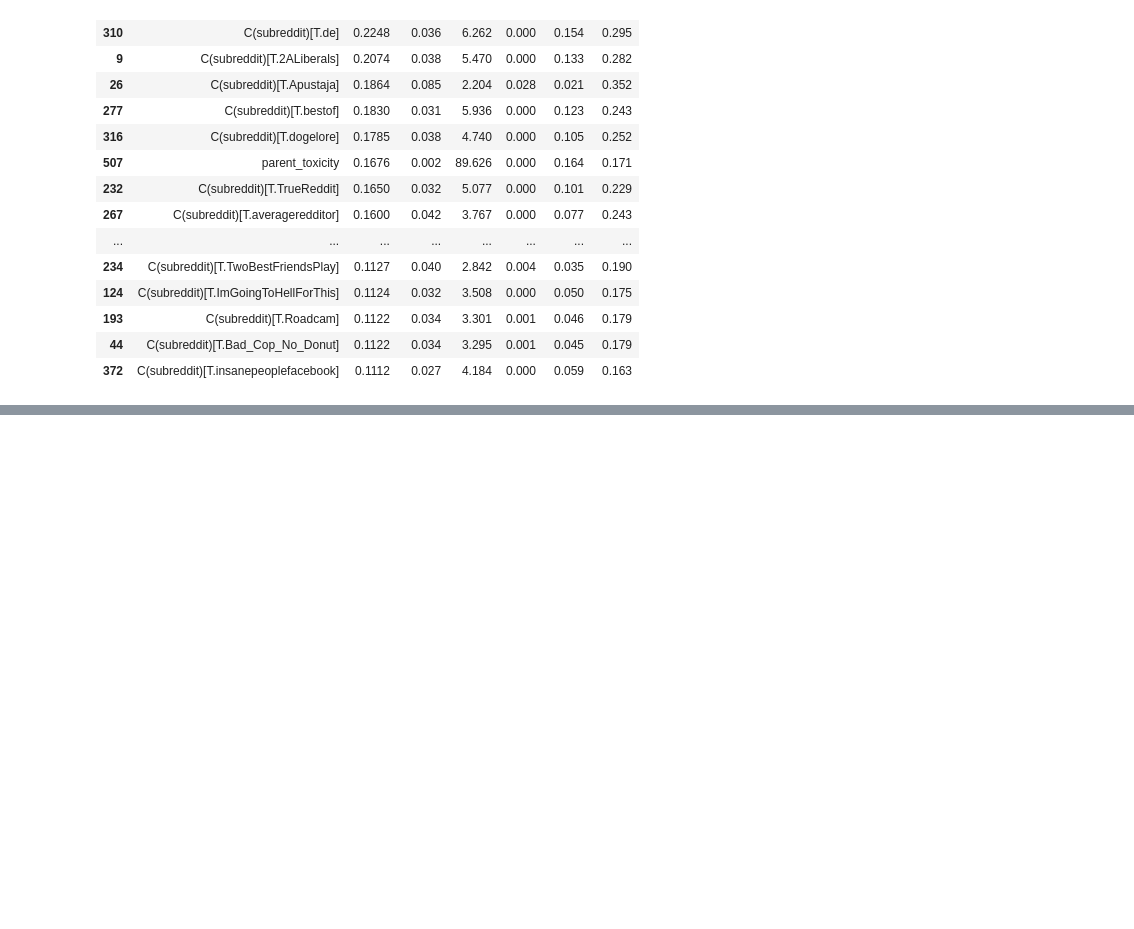
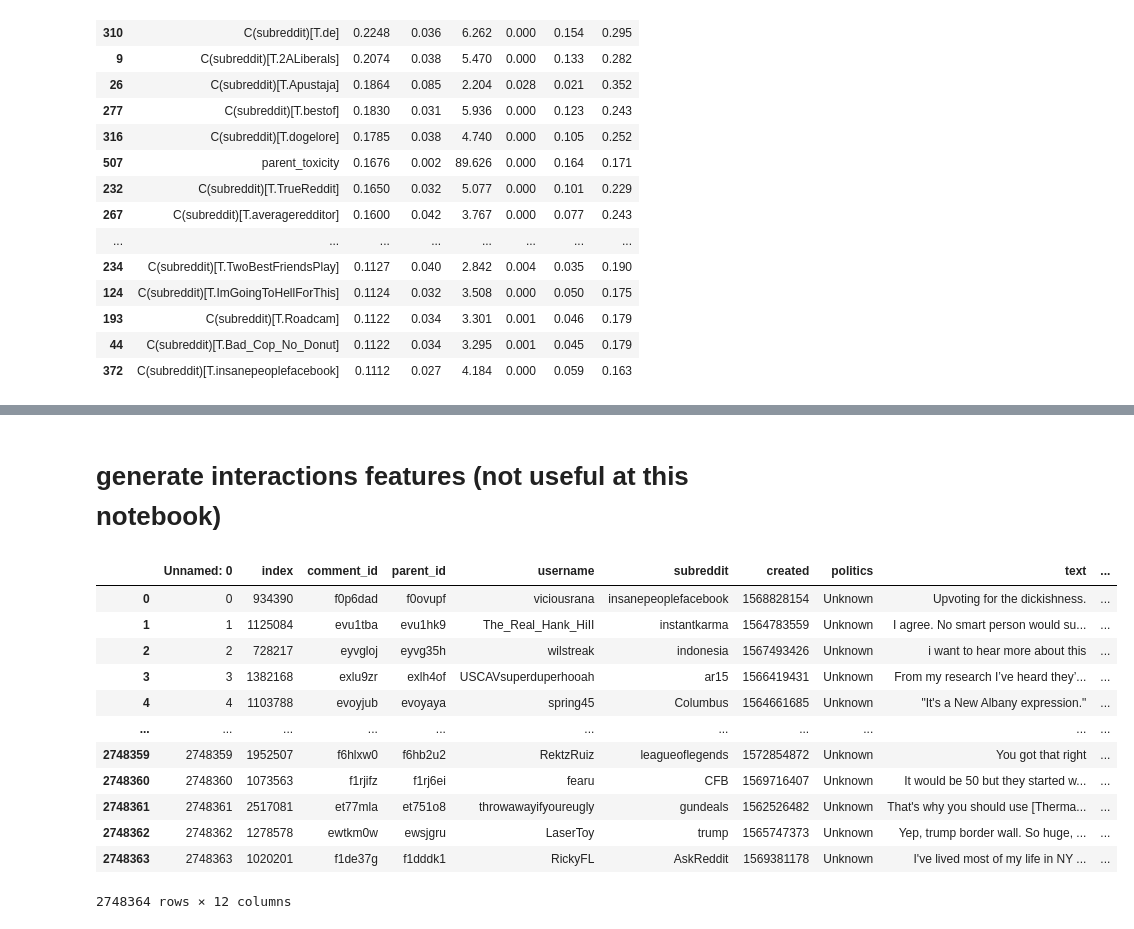
Before and after one commit to davidjurgens/reddit-political-affiliation, a Jupyter notebook: src/features/interactions/Untitled.ipynb, the cells around one changed output, grey strips where cells are left out. Drawn from its saved outputs; the diff is of its cells as text; code cells hidden in the pictures; blank space fills up the shorter version.

```diff
--- a/src/features/interactions/Untitled.ipynb
+++ b/src/features/interactions/Untitled.ipynb
@@ -461,0 +456,21 @@ train_df_comments.head()
+# %% [markdown]
+# generate interactions features (not useful at this notebook)
+# %%
+saved_path = '/shared/0/projects/reddit-political-affiliation/data/interactions_features/more_interactions_feature.tsv'
+all_inter_data=pd.read_csv(saved_path, sep='\t')
+# %%
+all_inter_data
+# %% [output]
+|  | Unnamed: 0 | index | comment_id | parent_id | username | subreddit | created | politics | text | ... |
+| 0 | 0 | 934390 | f0p6dad | f0ovupf | viciousrana | insanepeoplefacebook | 1568828154 | Unknown | Upvoting for the dickishness. | ... |
+| 1 | 1 | 1125084 | evu1tba | evu1hk9 | The_Real_Hank_HiII | instantkarma | 1564783559 | Unknown | I agree. No smart person would su... | ... |
+| 2 | 2 | 728217 | eyvgloj | eyvg35h | wilstreak | indonesia | 1567493426 | Unknown | i want to hear more about this | ... |
+| 3 | 3 | 1382168 | exlu9zr | exlh4of | USCAVsuperduperhooah | ar15 | 1566419431 | Unknown | From my research I’ve heard they’... | ... |
+| 4 | 4 | 1103788 | evoyjub | evoyaya | spring45 | Columbus | 1564661685 | Unknown | "It's a New Albany expression." | ... |
+| ... | ... | ... | ... | ... | ... | ... | ... | ... | ... | ... |
+| 2748359 | 2748359 | 1952507 | f6hlxw0 | f6hb2u2 | RektzRuiz | leagueoflegends | 1572854872 | Unknown | You got that right | ... |
+| 2748360 | 2748360 | 1073563 | f1rjifz | f1rj6ei | fearu | CFB | 1569716407 | Unknown | It would be 50 but they started w... | ... |
+| 2748361 | 2748361 | 2517081 | et77mla | et751o8 | throwawayifyoureugly | gundeals | 1562526482 | Unknown | That's why you should use [Therma... | ... |
+| 2748362 | 2748362 | 1278578 | ewtkm0w | ewsjgru | LaserToy | trump | 1565747373 | Unknown | Yep, trump border wall. So huge, ... | ... |
+| 2748363 | 2748363 | 1020201 | f1de37g | f1dddk1 | RickyFL | AskReddit | 1569381178 | Unknown | I've lived most of my life in NY ... | ... |
+2748364 rows × 12 columns
```
Also changed, not shown: parts of 32 cells of this notebook, 1 other file.
